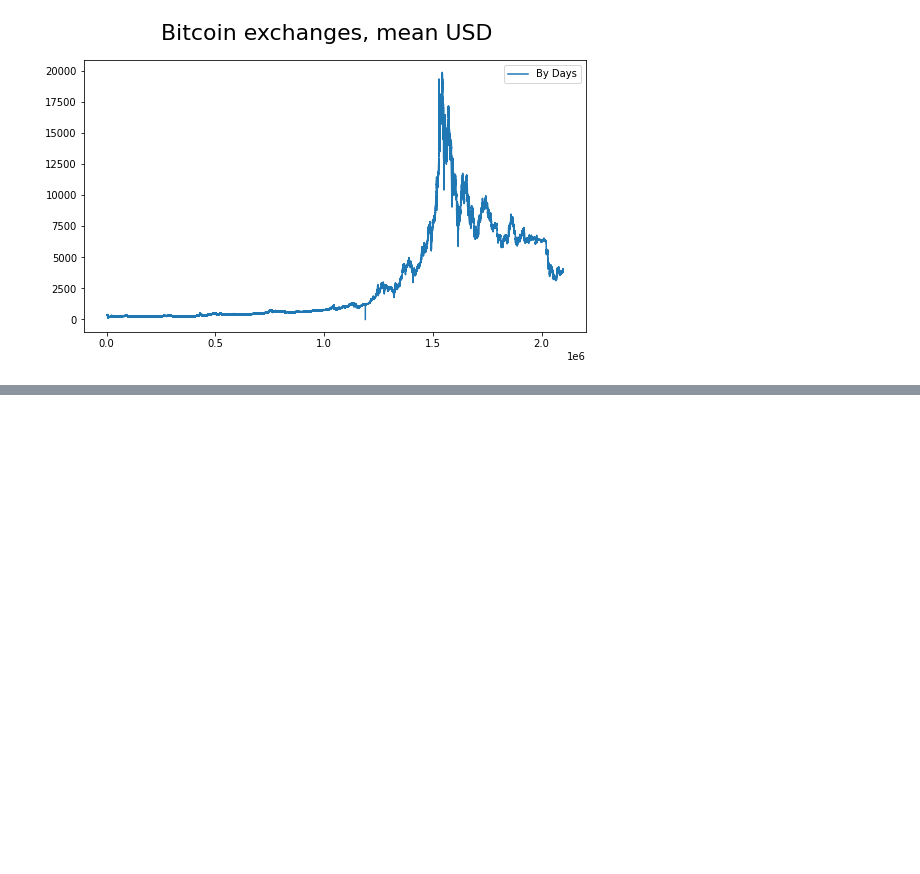
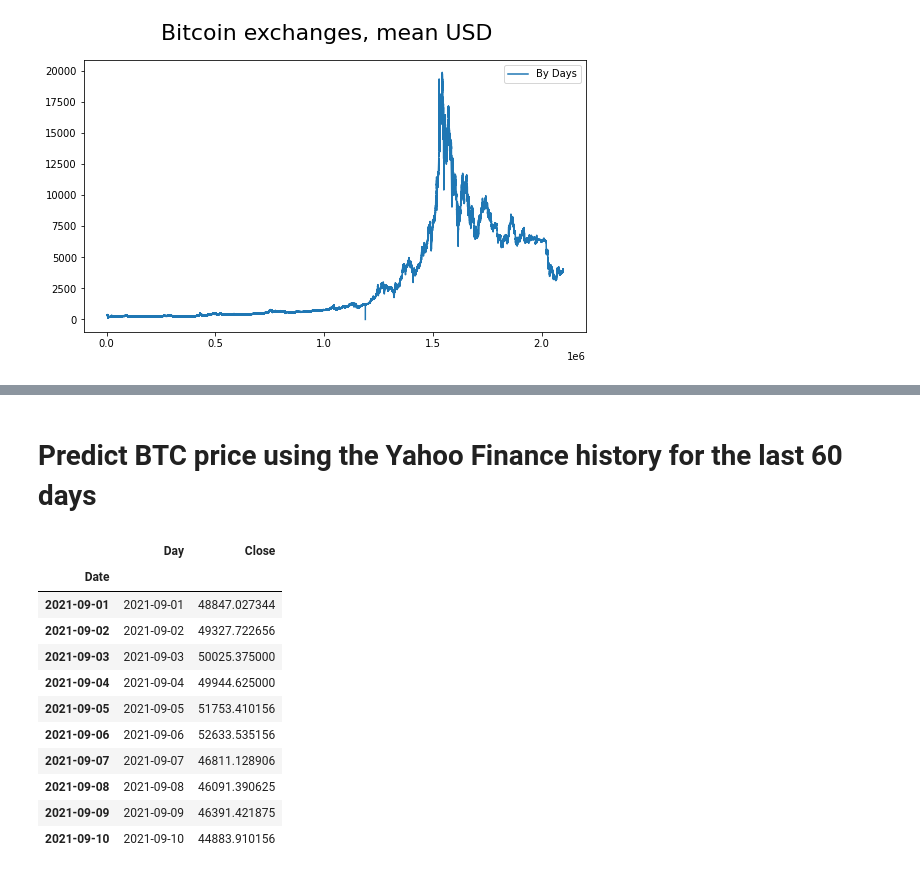
Before and after one commit to H93JEBALI/Stock-Crypto-prediction, a Jupyter notebook: Price_prediction.ipynb, the cells around one changed output, grey strips where cells are left out. Saved outputs shown, nothing was run; the diff lists cells and outputs as text; code cells hidden in the pictures; blank space fills up the shorter version.

```diff
--- a/Price_prediction.ipynb
+++ b/Price_prediction.ipynb
@@ -211,0 +228,17 @@ plt.show()
+# %% [markdown]
+# **Predict BTC price using the Yahoo Finance history for the last 60 days**
+# %%
+hist_btc_prd[['Day', 'Close']].head(10)
+# %% [output]
+|  | Day | Close |
+| Date |  |  |
+| 2021-09-01 | 2021-09-01 | 48847.027344 |
+| 2021-09-02 | 2021-09-02 | 49327.722656 |
+| 2021-09-03 | 2021-09-03 | 50025.375000 |
+| 2021-09-04 | 2021-09-04 | 49944.625000 |
+| 2021-09-05 | 2021-09-05 | 51753.410156 |
+| 2021-09-06 | 2021-09-06 | 52633.535156 |
+| 2021-09-07 | 2021-09-07 | 46811.128906 |
+| 2021-09-08 | 2021-09-08 | 46091.390625 |
+| 2021-09-09 | 2021-09-09 | 46391.421875 |
+| 2021-09-10 | 2021-09-10 | 44883.910156 |
```
Also changed, not shown: parts of 14 cells of this notebook.
